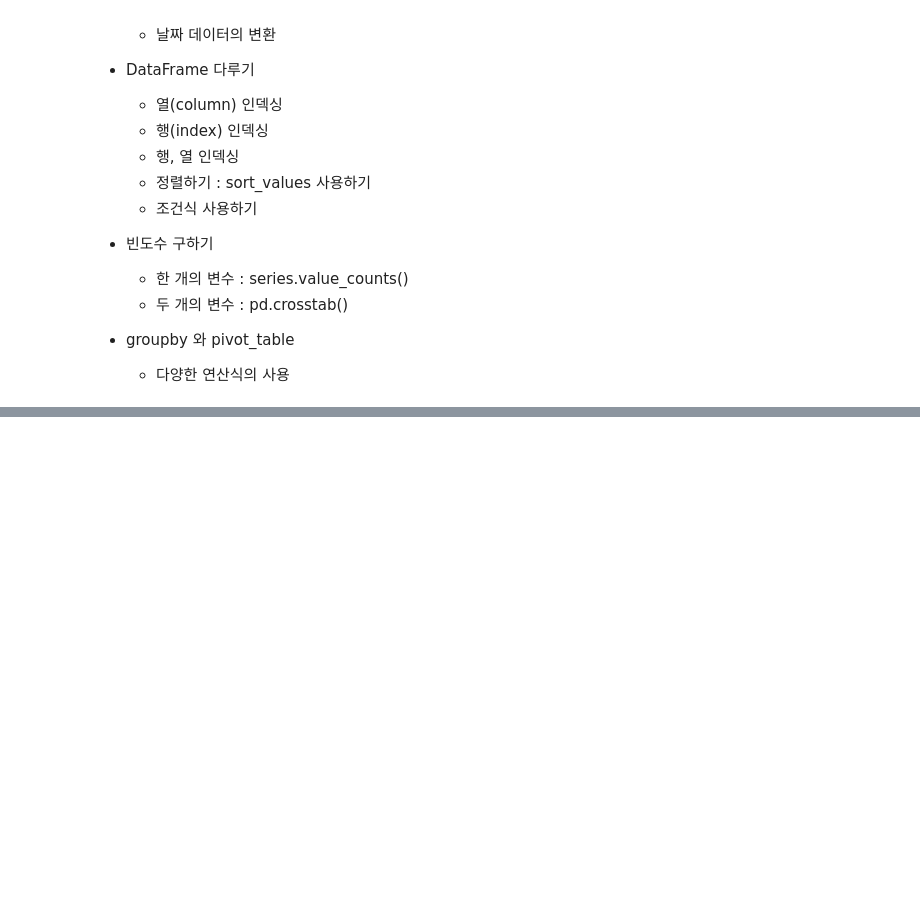
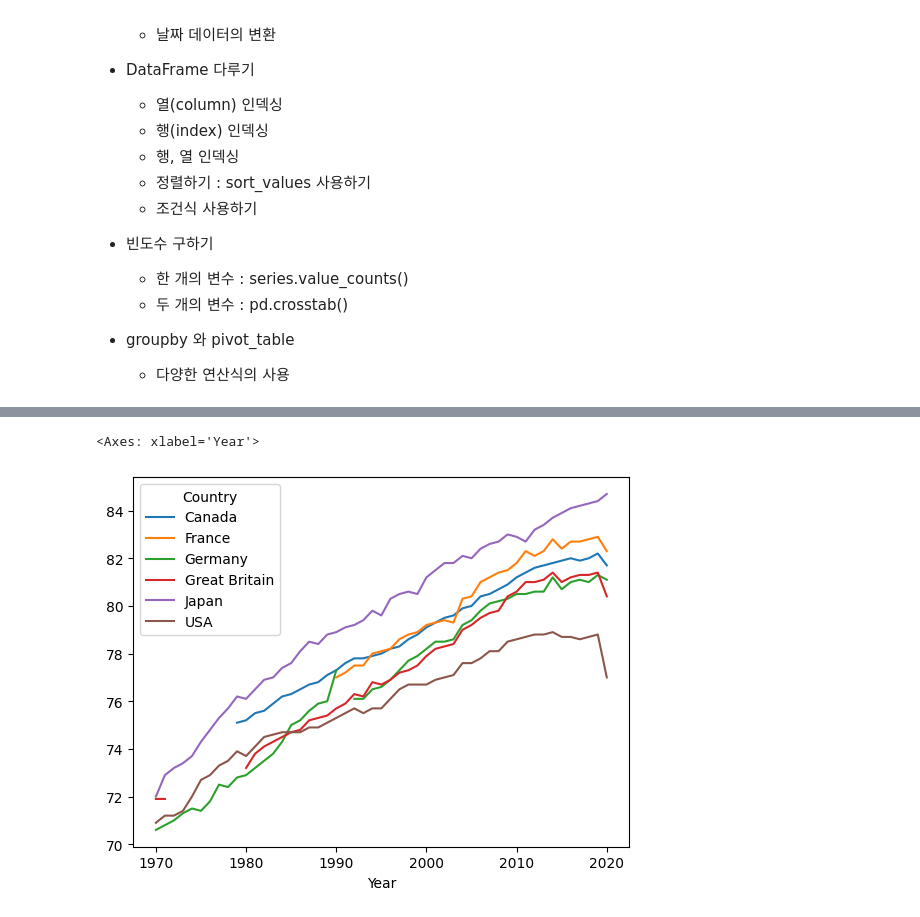
Before and after one commit to wldud01/BoostCourse-DataScience, a Jupyter notebook: Course1_Setting_up_the_data_environment.ipynb, the cells around one changed output, grey strips where cells are left out. Cells and saved outputs as stored; diff of their text form; code cells hidden in the pictures; blank space fills up the shorter version.

```diff
--- a/Course1_Setting_up_the_data_environment.ipynb
+++ b/Course1_Setting_up_the_data_environment.ipynb
@@ -360,0 +363,4 @@ df['서울시민업종코드(UPJONG_CD)'].nunique()
+# %%
+import pandas as pd
+df = pd.read_csv("https://raw.githubusercontent.com/mwaskom/seaborn-data/master/healthexp.csv")
+df.head()
@@ -360,0 +424,5 @@ df['서울시민업종코드(UPJONG_CD)'].nunique()
+# %%
+from pandas.core.reshape.pivot import pivot_table
+#pivot table의 경우
+df1 = pivot_table(df,index=["Year","Country"], values=['Life_Expectancy','Spending_USD' ]).unstack(level=-1)
+df1.query("Year >= 2011")
@@ -360,0 +459,6 @@ df['서울시민업종코드(UPJONG_CD)'].nunique()
+# %%
+# 나라별 기대수명 추세
+df1['Life_Expectancy'].plot()
+# %% [output]
+<Axes: xlabel='Year'>
+[figure, added]
```
Also changed, not shown: parts of 13 cells of this notebook.
